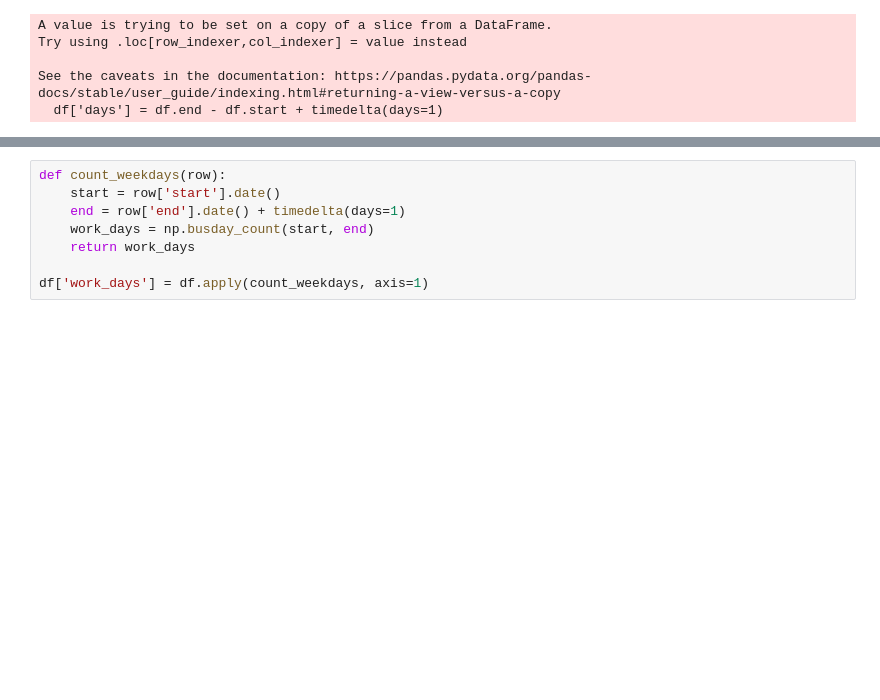
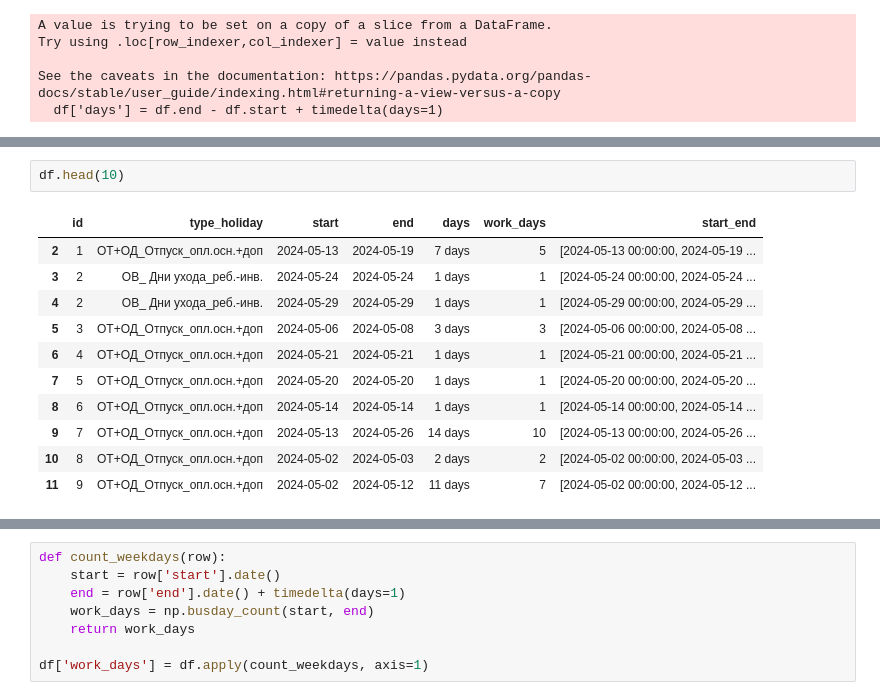
Before and after one commit to annaempty/number_absences_working_days, a Jupyter notebook: Untitled.ipynb, the cells around one changed output, grey strips where cells are left out. Saved outputs shown, nothing was run; the diff lists cells and outputs as text; blank space fills up the shorter version.

```diff
--- a/Untitled.ipynb
+++ b/Untitled.ipynb
@@ -94,0 +133,14 @@ See the caveats in the documentation: https://pandas.pydata.org/pandas-docs/stab
+# %%
+df.head(10)
+# %% [output]
+|  | id | type_holiday | start | end | days | work_days | start_end |
+| 2 | 1 | ОТ+ОД_Отпуск_опл.осн.+доп | 2024-05-13 | 2024-05-19 | 7 days | 5 | [2024-05-13 00:00:00, 2024-05-19 ... |
+| 3 | 2 | ОВ_ Дни ухода_реб.-инв. | 2024-05-24 | 2024-05-24 | 1 days | 1 | [2024-05-24 00:00:00, 2024-05-24 ... |
+| 4 | 2 | ОВ_ Дни ухода_реб.-инв. | 2024-05-29 | 2024-05-29 | 1 days | 1 | [2024-05-29 00:00:00, 2024-05-29 ... |
+| 5 | 3 | ОТ+ОД_Отпуск_опл.осн.+доп | 2024-05-06 | 2024-05-08 | 3 days | 3 | [2024-05-06 00:00:00, 2024-05-08 ... |
+| 6 | 4 | ОТ+ОД_Отпуск_опл.осн.+доп | 2024-05-21 | 2024-05-21 | 1 days | 1 | [2024-05-21 00:00:00, 2024-05-21 ... |
+| 7 | 5 | ОТ+ОД_Отпуск_опл.осн.+доп | 2024-05-20 | 2024-05-20 | 1 days | 1 | [2024-05-20 00:00:00, 2024-05-20 ... |
+| 8 | 6 | ОТ+ОД_Отпуск_опл.осн.+доп | 2024-05-14 | 2024-05-14 | 1 days | 1 | [2024-05-14 00:00:00, 2024-05-14 ... |
+| 9 | 7 | ОТ+ОД_Отпуск_опл.осн.+доп | 2024-05-13 | 2024-05-26 | 14 days | 10 | [2024-05-13 00:00:00, 2024-05-26 ... |
+| 10 | 8 | ОТ+ОД_Отпуск_опл.осн.+доп | 2024-05-02 | 2024-05-03 | 2 days | 2 | [2024-05-02 00:00:00, 2024-05-03 ... |
+| 11 | 9 | ОТ+ОД_Отпуск_опл.осн.+доп | 2024-05-02 | 2024-05-12 | 11 days | 7 | [2024-05-02 00:00:00, 2024-05-12 ... |
```
Also changed, not shown: parts of 13 cells of this notebook.
